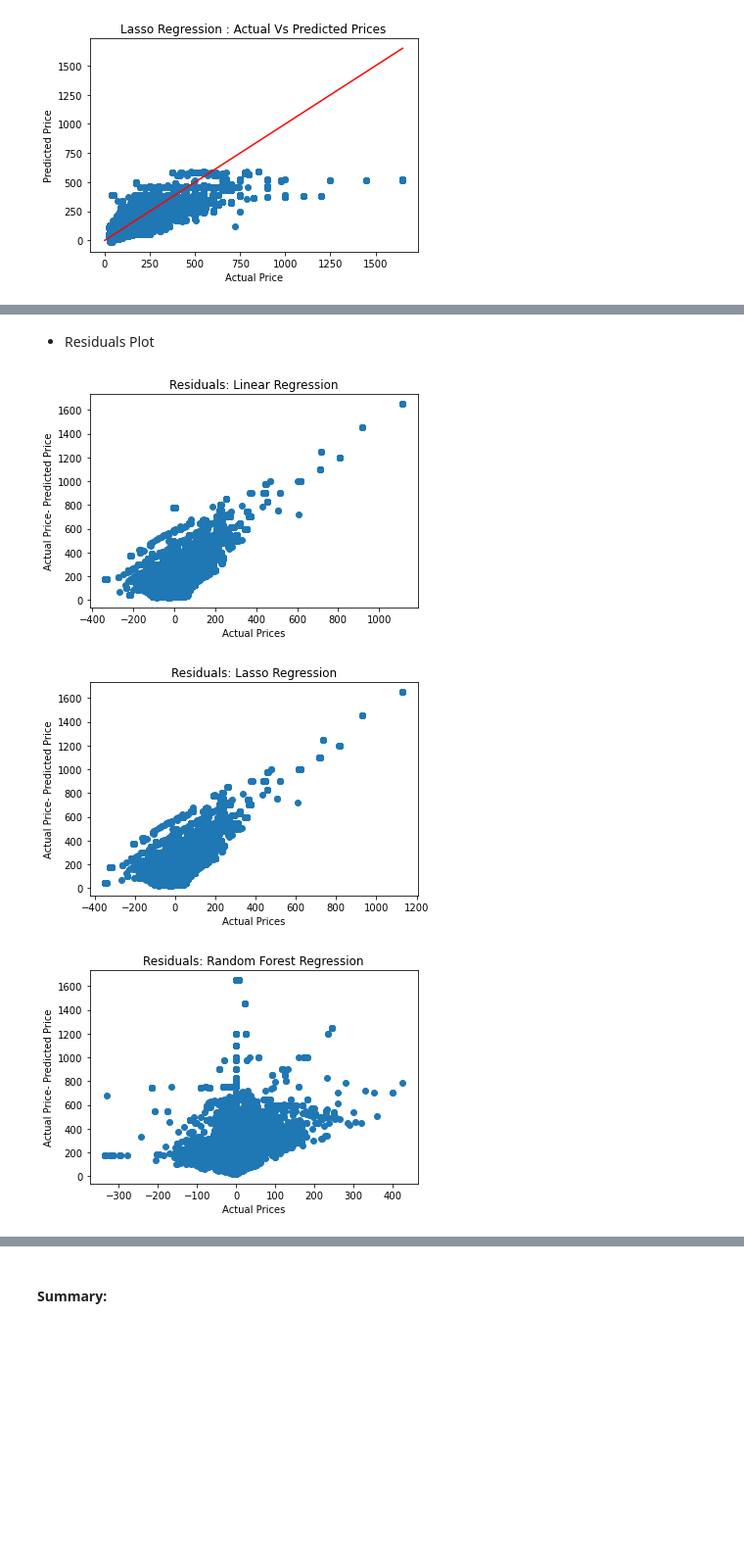
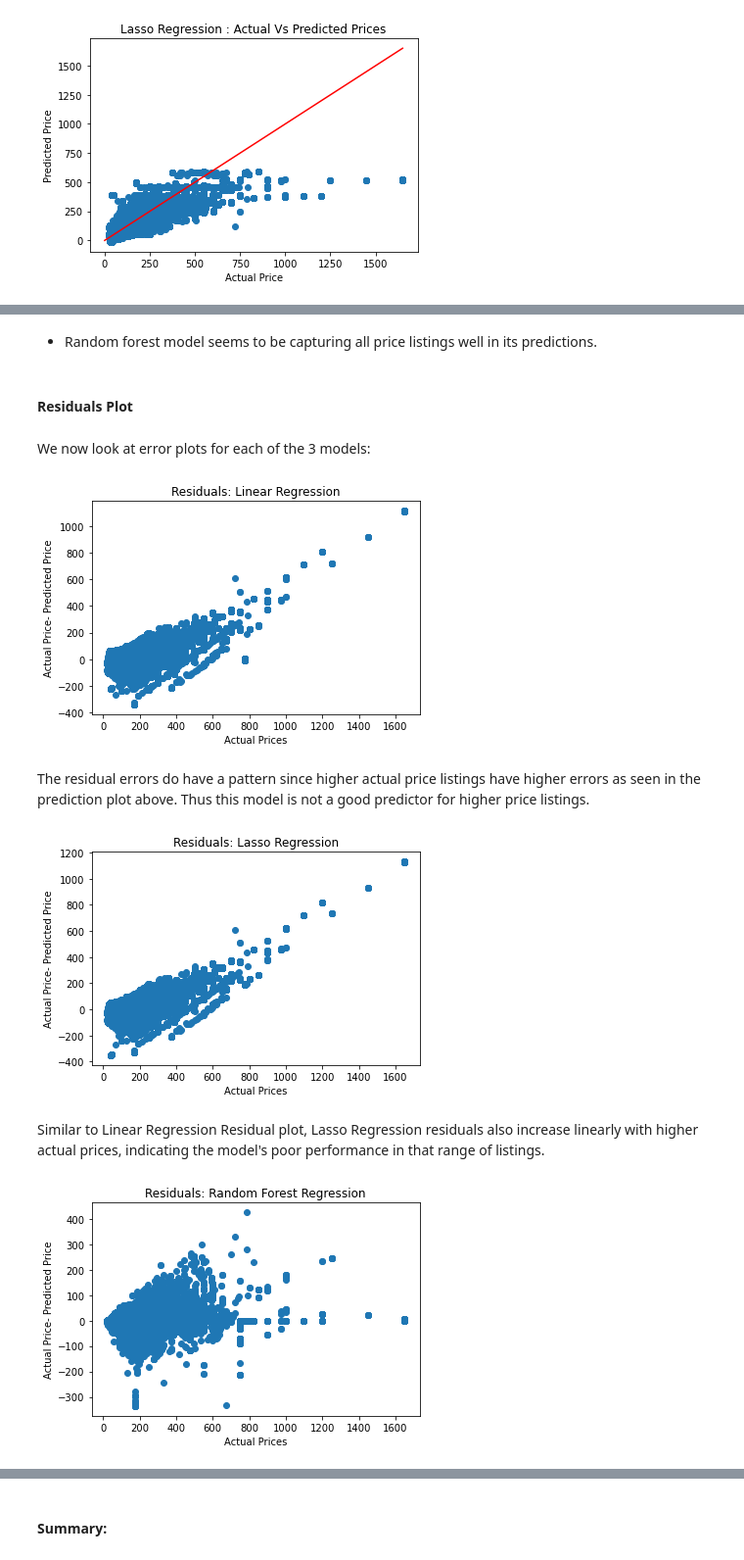
Before and after one commit to Nirzaree/Udacity-Data-Scientist-Nanodegree-Assignment-1, a Jupyter notebook: Seattle AirBnB Data Analysis.ipynb, the cells around one changed output, grey strips where cells are left out. Shown: that part at 98% size. Drawn from its saved outputs; the diff is of its cells as text; code cells hidden in the pictures; blank space fills up the shorter version.

```diff
--- a/Seattle AirBnB Data Analysis.ipynb
+++ b/Seattle AirBnB Data Analysis.ipynb
@@ -349,7 +380,7 @@ X_train,X_test,y_train,y_test = train_test_split(X,y,random_state=0)
 # %%
 LinRegModel = LinearRegression()
 # %%
-LinRegModel.fit(X_train,y_train)
+LinRegModel.fit(X_train_scaled,y_train)
 # %% [output]
 LinearRegression()
 # %%
@@ -419,7 +497,6 @@ array([ -6.10779001,  -0.        ,  18.45406799,   6.43254146,
 * Model 3: RF Regressor
 # %%
 RFModel = RandomForestRegressor(n_estimators=100,
-                                criterion='squared_error',
                                 random_state= 42,
                                 n_jobs=-1
                                )
@@ -495,23 +558,31 @@ plt.title('Random Forest Regression : Actual Vs Predicted Prices');
+# %% [markdown]
+* Random forest model seems to be capturing all price listings well in its predictions.
 # %% [markdown]
-* Residuals Plot
+#### Residuals Plot
+# %% [markdown]
+We now look at error plots for each of the 3 models:
 # %%
-plt.scatter(y_test - y_pred_linreg,y_test);
+plt.scatter(y_test,(y_test - y_pred_linreg));
 plt.title('Residuals: Linear Regression');
 plt.xlabel('Actual Prices');
 plt.ylabel('Actual Price- Predicted Price');
 # %% [output]
-[figure, old version]
+[figure, new version]
+# %% [markdown]
+The residual errors do have a pattern since higher actual price listings have higher errors as seen in the prediction plot above. Thus this model is not a good predictor for higher price listings.
 # %%
-plt.scatter(y_test - y_pred_lasso,y_test);
+plt.scatter(y_test,(y_test - y_pred_lasso));
 plt.title('Residuals: Lasso Regression');
 plt.xlabel('Actual Prices');
 plt.ylabel('Actual Price- Predicted Price');
 # %% [output]
-[figure, old version]
+[figure, new version]
+# %% [markdown]
+Similar to Linear Regression Residual plot, Lasso Regression residuals also increase linearly with higher actual prices, indicating the model's poor performance in that range of listings.
 # %%
-plt.scatter(y_test - y_pred_RF,y_test);
+plt.scatter(y_test,(y_test - y_pred_RF));
 plt.title('Residuals: Random Forest Regression');
 plt.xlabel('Actual Prices');
 plt.ylabel('Actual Price- Predicted Price');
 # %% [output]
-[figure, old version]
+[figure, new version]
```
Also changed, not shown: parts of 46 cells of this notebook.
